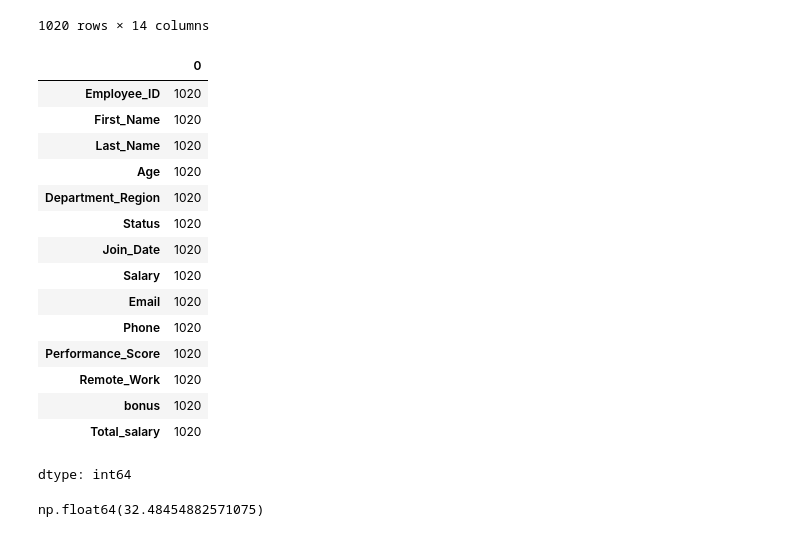
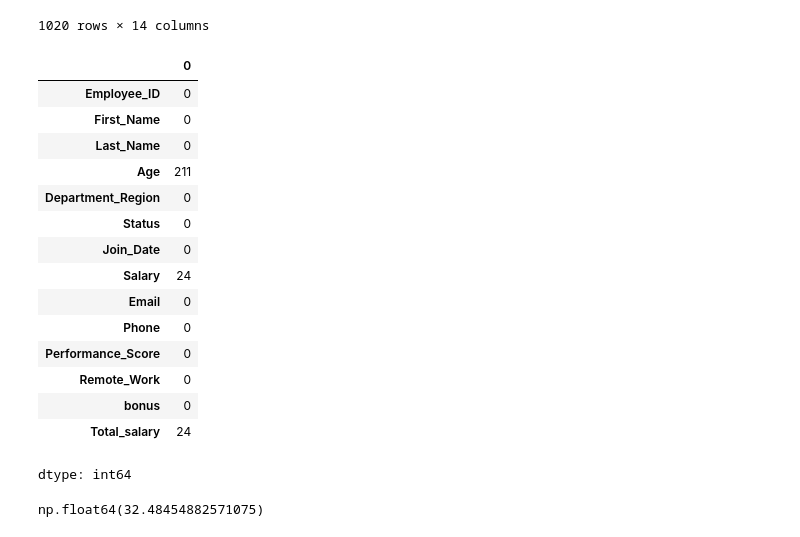
Before and after one commit to kagawadesneha1104-ai/Employee_Attrition_and_Retention_Report, a Jupyter notebook: notebook/Employee_Attrition_and_Retention_Report.ipynb, the cells around one changed output. Cells and saved outputs as stored; diff of their text form; code cells hidden in the pictures.

```diff
--- a/notebook/Employee_Attrition_and_Retention_Report.ipynb
+++ b/notebook/Employee_Attrition_and_Retention_Report.ipynb
@@ -542,23 +542,23 @@ df.isnull()
 | 1019 | False | False | False | False | False | False | False | False | False | ... |
 1020 rows × 14 columns
 # %%
-df.isnull().count()
+df.isnull().sum()
 # %% [output]
 |  | 0 |
-| Employee_ID | 1020 |
-| First_Name | 1020 |
-| Last_Name | 1020 |
-| Age | 1020 |
-| Department_Region | 1020 |
-| Status | 1020 |
-| Join_Date | 1020 |
-| Salary | 1020 |
-| Email | 1020 |
-| Phone | 1020 |
-| Performance_Score | 1020 |
-| Remote_Work | 1020 |
-| bonus | 1020 |
-| Total_salary | 1020 |
+| Employee_ID | 0 |
+| First_Name | 0 |
+| Last_Name | 0 |
+| Age | 211 |
+| Department_Region | 0 |
+| Status | 0 |
+| Join_Date | 0 |
+| Salary | 24 |
+| Email | 0 |
+| Phone | 0 |
+| Performance_Score | 0 |
+| Remote_Work | 0 |
+| bonus | 0 |
+| Total_salary | 24 |
 dtype: int64
 # %%
 df["Age"].mean()
```
Also changed, not shown: parts of 8 cells of this notebook, 12 other files.
